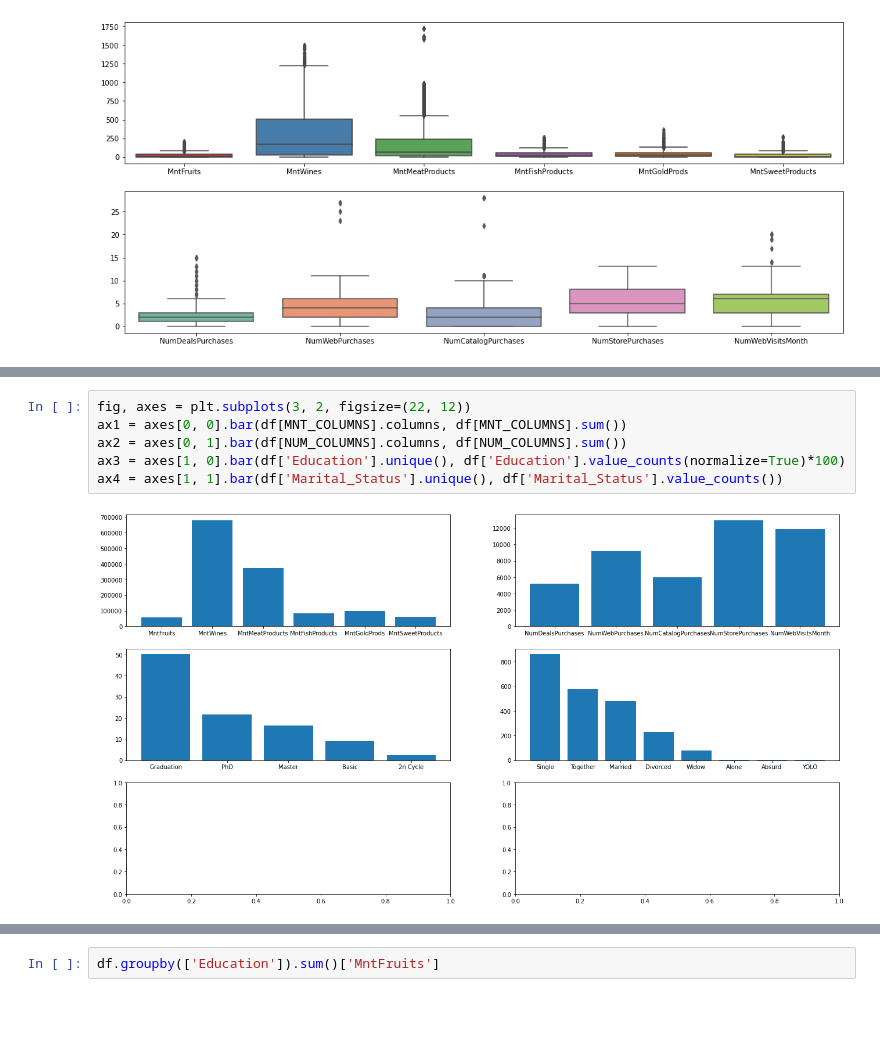
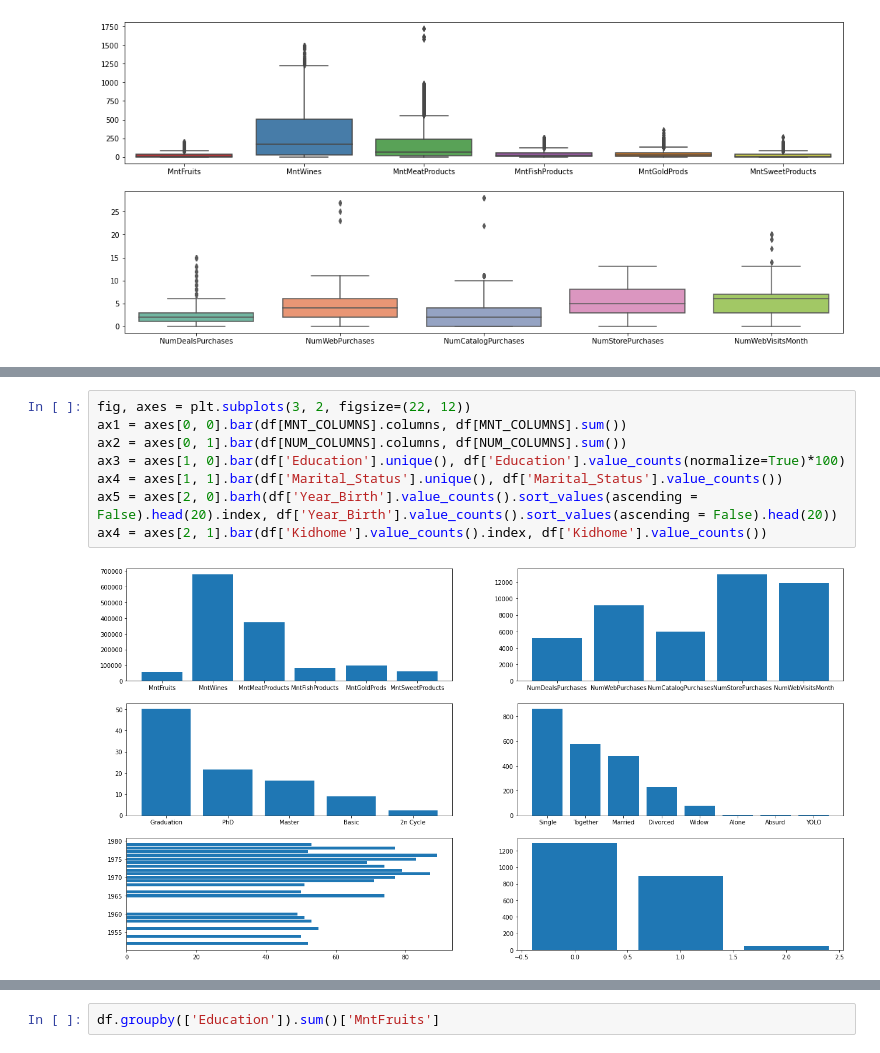
Before and after one commit to thehenke/case-data-modelling, a Jupyter notebook: data_wrangling.ipynb, the cells around one changed output, grey strips where cells are left out. Drawn from its saved outputs; the diff is of its cells as text; blank space fills up the shorter version.

```diff
--- a/data_wrangling.ipynb
+++ b/data_wrangling.ipynb
@@ -56,8 +34,10 @@ sns.heatmap(X.drop(['AcceptedCmp1','AcceptedCmp2','AcceptedCmp3','AcceptedCmp4',
 # %%
 fig, axes = plt.subplots(3, 2, figsize=(22, 12))
 ax1 = axes[0, 0].bar(df[MNT_COLUMNS].columns, df[MNT_COLUMNS].sum())
 ax2 = axes[0, 1].bar(df[NUM_COLUMNS].columns, df[NUM_COLUMNS].sum())
 ax3 = axes[1, 0].bar(df['Education'].unique(), df['Education'].value_counts(normalize=True)*100)
 ax4 = axes[1, 1].bar(df['Marital_Status'].unique(), df['Marital_Status'].value_counts())
+ax5 = axes[2, 0].barh(df['Year_Birth'].value_counts().sort_values(ascending = False).head(20).index, df['Year_Birth'].value_counts().sort_values(ascending = False).head(20))
+ax4 = axes[2, 1].bar(df['Kidhome'].value_counts().index, df['Kidhome'].value_counts())
 # %% [output]
-[figure, old version]
+[figure, new version]
```
Also changed, not shown: parts of 21 cells of this notebook.
